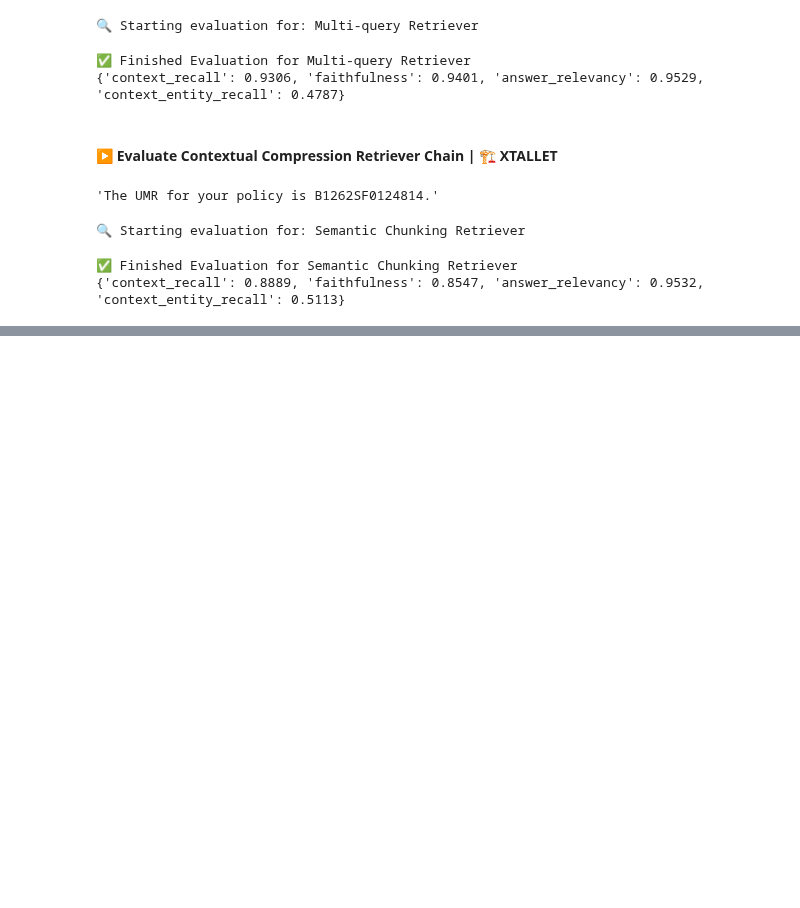
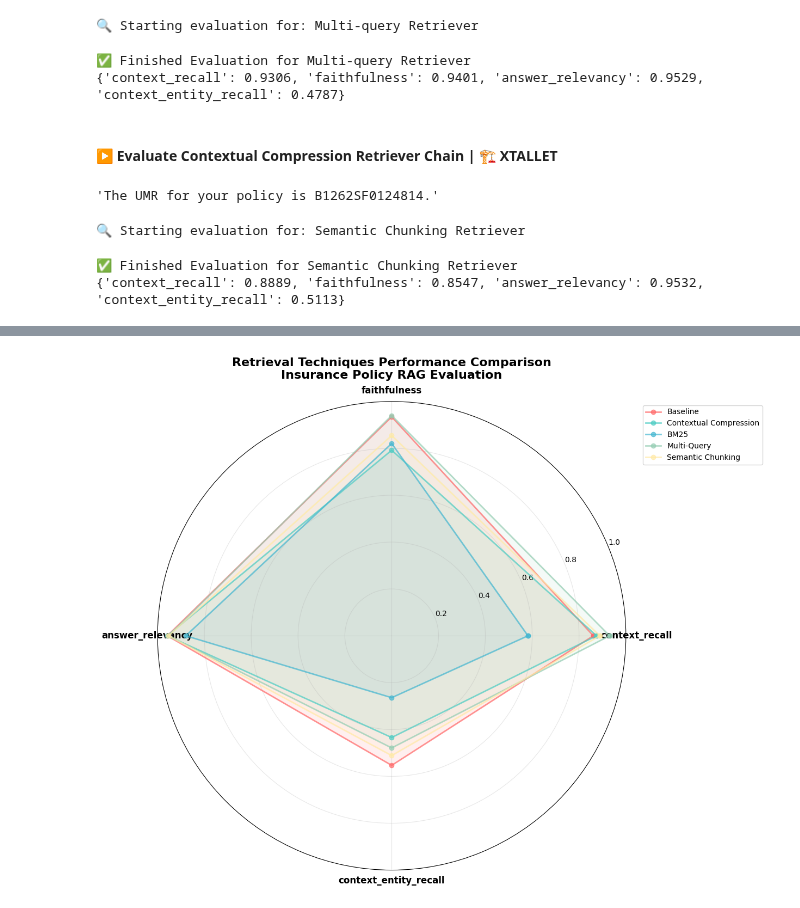
Before and after one commit to xtallet/AIE7, a Jupyter notebook: 11_Certification_Challenge/s11_Certification_Challenge.ipynb, the cells around one changed output, grey strips where cells are left out. Drawn from its saved outputs; the diff is of its cells as text; code cells hidden in the pictures; blank space fills up the shorter version.

```diff
--- a/11_Certification_Challenge/s11_Certification_Challenge.ipynb
+++ b/11_Certification_Challenge/s11_Certification_Challenge.ipynb
@@ -684,0 +743,99 @@ semantic_results = evaluate_retriever("Semantic Chunking Retriever", semantic_re
+# %%
+import matplotlib.pyplot as plt
+import pandas as pd
+import numpy as np
+
+# 🏗️ XTALLET Notes - All Retriever Results Dictionary
+retriever_results = {
+    "Baseline": {
+        "context_recall": 0.8611,
+        "faithfulness": 0.9345,
+        "answer_relevancy": 0.9582,
+        "context_entity_recall": 0.5531
+    },
+    "Contextual Compression": {
+        "context_recall": 0.8750,
+        "faithfulness": 0.7921,
+        "answer_relevancy": 0.9586,
+        "context_entity_recall": 0.4342
+    },
+    "BM25": {
+        "context_recall": 0.5819,
+        "faithfulness": 0.8209,
+        "answer_relevancy": 0.8794,
+        "context_entity_recall": 0.2642
+    },
+    "Multi-Query": {
+        "context_recall": 0.9306,
+        "faithfulness": 0.9401,
+        "answer_relevancy": 0.9529,
+        "context_entity_recall": 0.4787
+    },
+    "Semantic Chunking": {
+        "context_recall": 0.8889,
+        "faithfulness": 0.8547,
+        "answer_relevancy": 0.9532,
+        "context_entity_recall": 0.5113
+    }
+}
+
+# 🏗️ XTALLET Notes - Create DataFrame
+df_comparison = pd.DataFrame(retriever_results).T
+
+# 🏗️ XTALLET Notes - Radar Chart Setup
+categories = df_comparison.columns
+N = len(categories)
+
+# Compute angle for each axis
+angles = [n / float(N) * 2 * np.pi for n in range(N)]
+angles += angles[:1]  # Complete the circle
+
+# 🏗️ XTALLET Notes - Create the radar chart
+fig, ax = plt.subplots(figsize=(12, 10), subplot_kw=dict(projection='polar'))
+
+# Colors for each retriever
+colors = ['#FF6B6B', '#4ECDC4', '#45B7D1', '#96CEB4', '#FFEAA7']
+
+# Plot each retriever
+for i, (retriever, scores) in enumerate(df_comparison.iterrows()):
+    values = scores.values.flatten().tolist()
+    values += values[:1]  # Complete the circle
+
+    ax.plot(angles, values, 'o-', linewidth=2, label=retriever, color=colors[i], alpha=0.7)
+    ax.fill(angles, values, alpha=0.1, color=colors[i])
+
+# 🏗️ XTALLET Notes - Customize the radar chart
+ax.set_xticks(angles[:-1])
+ax.set_xticklabels(categories, fontsize=12, fontweight='bold')
+ax.set_ylim(0, 1)
+ax.set_yticks([0.2, 0.4, 0.6, 0.8, 1.0])
+ax.set_yticklabels(['0.2', '0.4', '0.6', '0.8', '1.0'], fontsize=10)
+ax.grid(True, alpha=0.3)
+
+# Add title and legend
+plt.title('Retrieval Techniques Performance Comparison\nInsurance Policy RAG Evaluation',
+          fontsize=16, fontweight='bold', pad=30)
+plt.legend(loc='upper right', bbox_to_anchor=(1.3, 1.0))
+
+plt.tight_layout()
+plt.show()
+
+# 🏗️ XTALLET Notes - Performance summary
+print("📊 Radar Chart Analysis Summary")
+print("=" * 50)
+print("Best performers by metric:")
+print("-" * 30)
+
+for metric in df_comparison.columns:
+    best_retriever = df_comparison[metric].idxmax()
+    best_score = df_comparison[metric].max()
+    print(f"{metric}: {best_retriever} ({best_score:.4f})")
+
+print("\n🏆 Overall Performance Ranking:")
+print("=" * 50)
+# Calculate average score for each retriever
+avg_scores = df_comparison.mean(axis=1).sort_values(ascending=False)
+for i, (retriever, avg_score) in enumerate(avg_scores.items(), 1):
+    print(f"{i}. {retriever}: {avg_score:.4f}")
+# %% [output]
+[figure, added]
```
Also changed, not shown: parts of 10 cells of this notebook, 2 other files.
